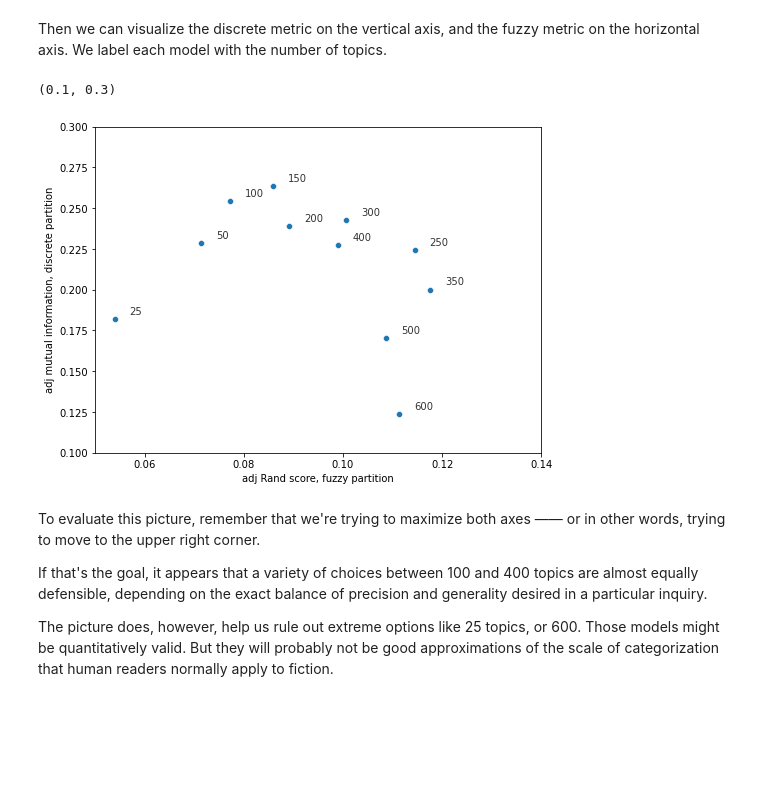
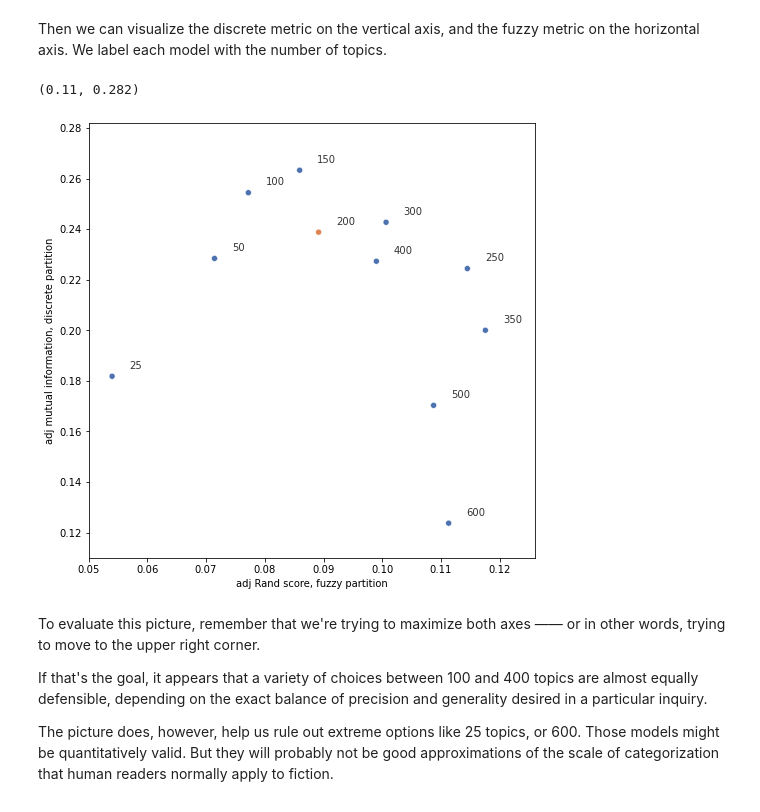
Before and after one commit to tedunderwood/period-cohort, a Jupyter notebook: modelselection/SelectK.ipynb, the cells around one changed output. Drawn from its saved outputs; the diff is of its cells as text; code cells hidden in the pictures; blank space fills up the shorter version.

```diff
--- a/modelselection/SelectK.ipynb
+++ b/modelselection/SelectK.ipynb
@@ -254,19 +254,20 @@ df = pd.DataFrame({'fuzzy_ari': ari, 'AMI': meanami,
 # %% [markdown]
 Then we can visualize the discrete metric on the vertical axis, and the fuzzy metric on the horizontal axis. We label each model with the number of topics.
 # %%
-plt.figure(figsize = (8, 6))
-ax = sns.scatterplot(data = df, x = 'fuzzy_ari', y = 'AMI')
+plt.figure(figsize = (8, 8))
+ax = sns.scatterplot(data = df, x = 'fuzzy_ari', y = 'AMI', legend = False,
+                     hue = [1,1,1,1,2,1,1,1,1,1,1], palette = 'deep')
 for idx, row in df.iterrows():
     ax.text(y = row['AMI'] + .003, x = row['fuzzy_ari'] + .003,
             s = row['labels'], alpha = 0.8)
 
 plt.xlabel('adj Rand score, fuzzy partition')
 plt.ylabel('adj mutual information, discrete partition')
-plt.xlim(0.05, 0.14)
-plt.ylim(0.1, 0.3)
+plt.xlim(0.05, 0.126)
+plt.ylim(0.11, 0.282)
 # %% [output]
-(0.1, 0.3)
+(0.11, 0.282)
-[figure, old version]
+[figure, new version]
 # %% [markdown]
 To evaluate this picture, remember that we're trying to maximize both axes —— or in other words, trying to move to the upper right corner.
 
```
Also changed, not shown: parts of 1 cell of this notebook.
